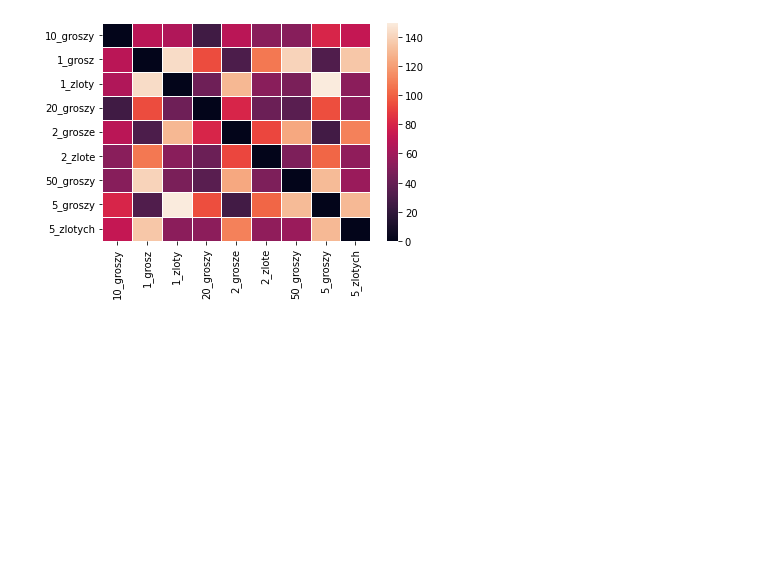
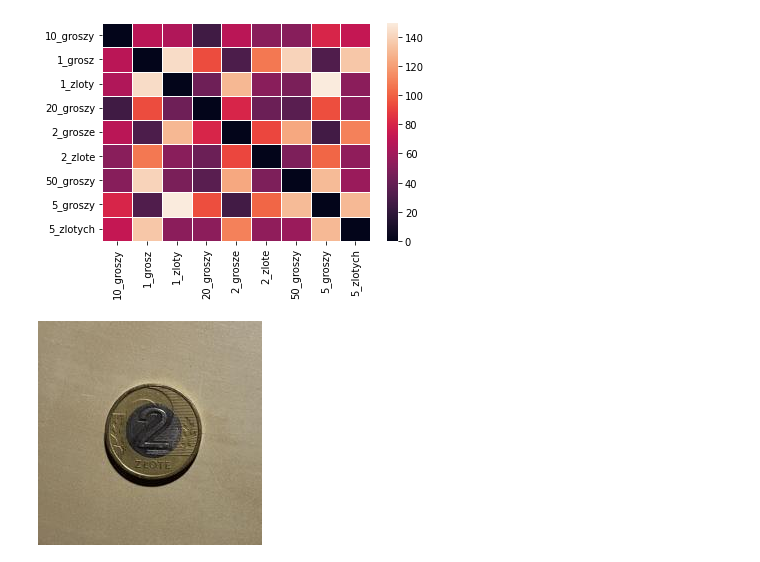
Before and after one commit to melehean/Polish-Coins-Classification, a Jupyter notebook: coins.ipynb, the cells around one changed output. Drawn from its saved outputs; the diff is of its cells as text; code cells hidden in the pictures; blank space fills up the shorter version.

```diff
--- a/coins.ipynb
+++ b/coins.ipynb
@@ -47,3 +47,8 @@ ax = sns.heatmap(mse_matrix, linewidth=0.5, xticklabels=class_array, yticklabels
 plt.show()
 # %% [output]
 [figure]
+# %%
+random_train_image = get_random_image(train_data_object)
+random_train_image
+# %% [output]
+[figure, added]
```
Also changed, not shown: parts of 2 cells of this notebook, 1 other file.
